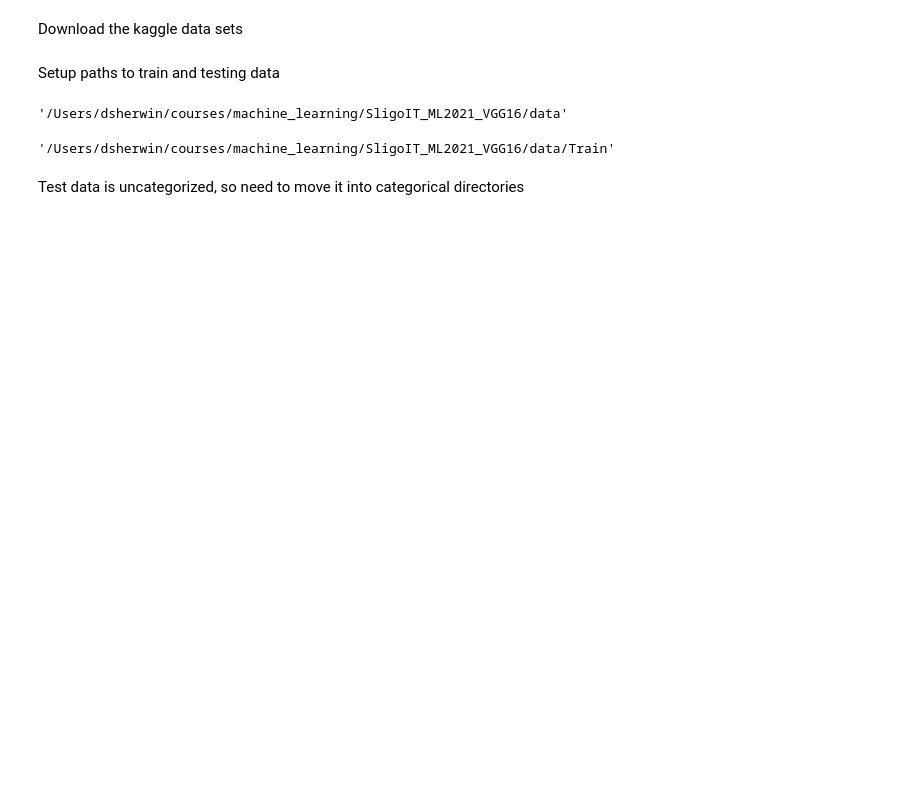
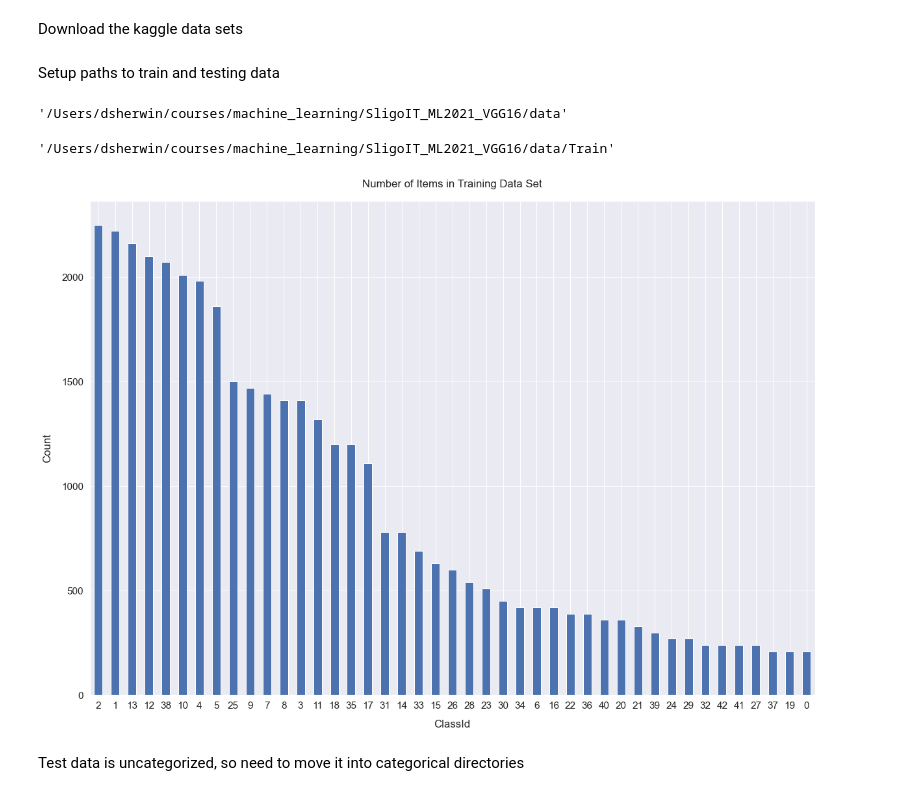
Before and after one commit to darraghs/SligoIT_ML2021_VGG16, a Jupyter notebook: assignment2.ipynb, the cells around one changed output. Drawn from its saved outputs; the diff is of its cells as text; code cells hidden in the pictures; blank space fills up the shorter version.

```diff
--- a/assignment2.ipynb
+++ b/assignment2.ipynb
@@ -48,6 +58,15 @@ test_dir = os.path.join(DATA_PATH, 'Test')
 train_dir
 # %% [output]
 '/Users/dsherwin/courses/machine_learning/SligoIT_ML2021_VGG16/data/Train'
+# %%
+train_df =pd.read_csv(os.path.join(DATA_PATH, 'Train.csv'))
+sns.set(font_scale=1.4)
+train_df['ClassId'].value_counts().plot(kind='bar', figsize=(20, 14), rot=0)
+plt.xlabel("ClassId", labelpad=14)
+plt.ylabel("Count", labelpad=14)
+plt.title("Number of Items in Training Data Set", y=1.02);
+# %% [output]
+[figure, added]
 # %% [markdown]
 Test data is uncategorized, so need to move it into categorical directories
 # %%
```
Also changed, not shown: parts of 15 cells of this notebook.
